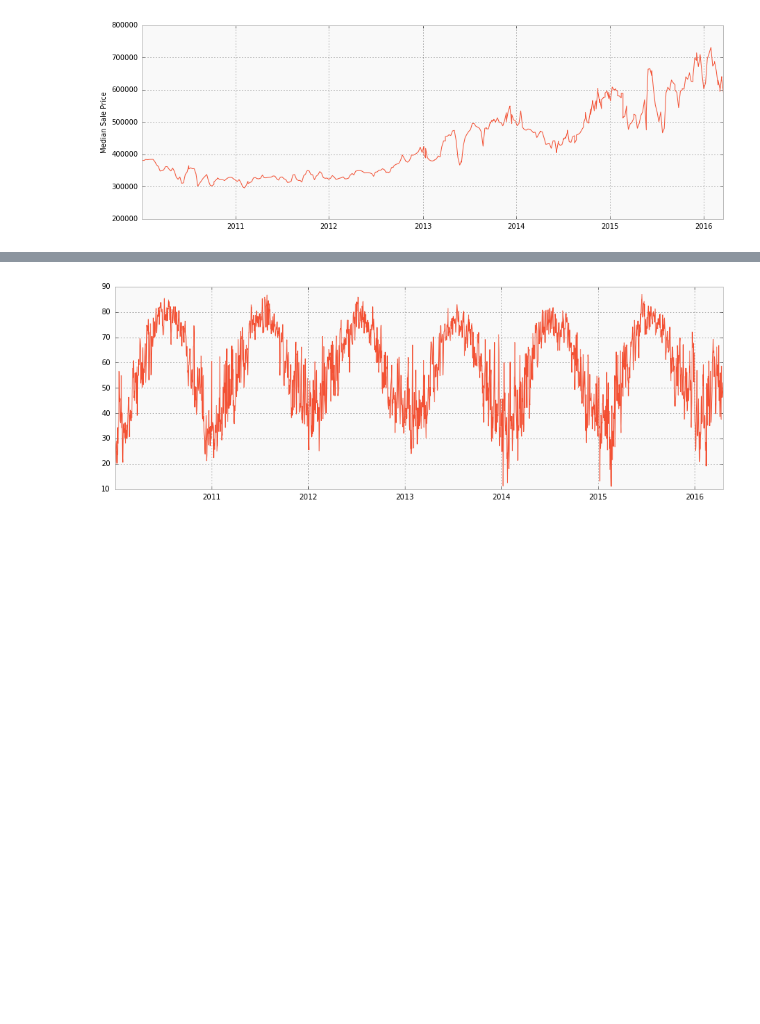
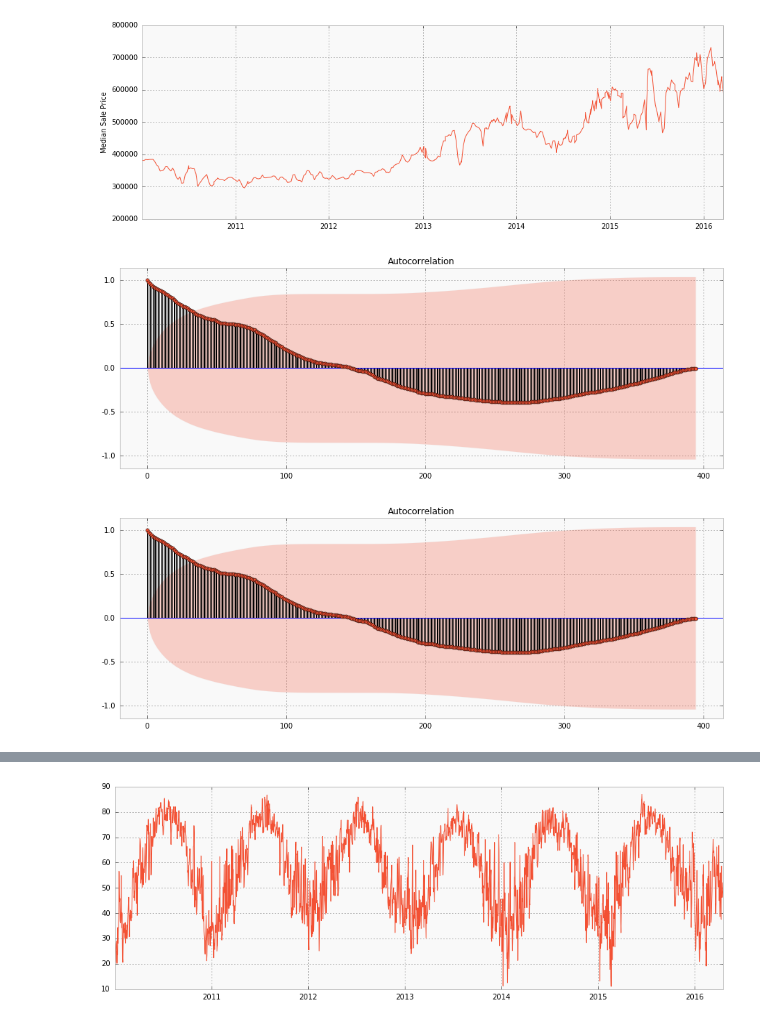
Before and after one commit to data-skeptic/dataskeptic, a Jupyter notebook: shownotes/acf.ipynb, the cells around one changed output, grey strips where cells are left out. Drawn from its saved outputs; the diff is of its cells as text; code cells hidden in the pictures; blank space fills up the shorter version.

```diff
--- a/shownotes/acf.ipynb
+++ b/shownotes/acf.ipynb
@@ -39,3 +40,9 @@ plt.ylabel('Median Sale Price')
 plt.show()
 # %% [output]
 [figure]
+# %%
+fig, axes = plt.subplots(nrows=1, figsize=(15,5))
+tsaplots.plot_acf(df, axes)
+# %% [output]
+[figure, added]
+[figure, added]
```
Also changed, not shown: parts of 4 cells of this notebook.
